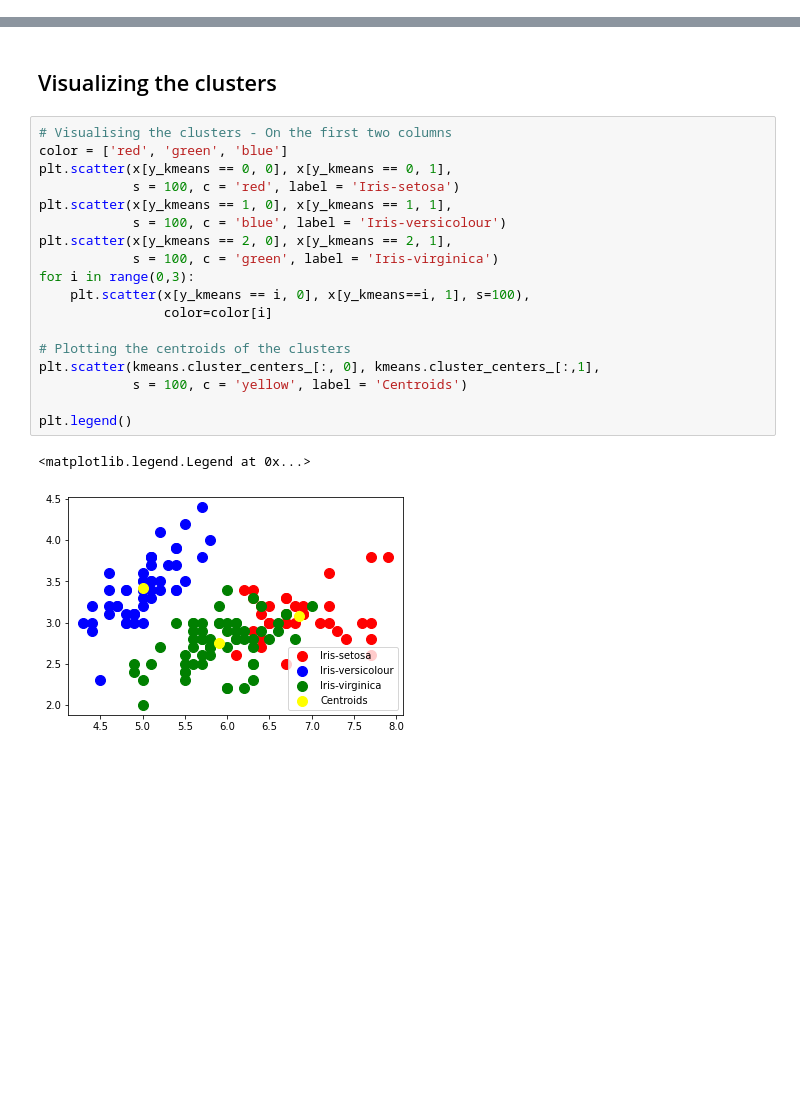
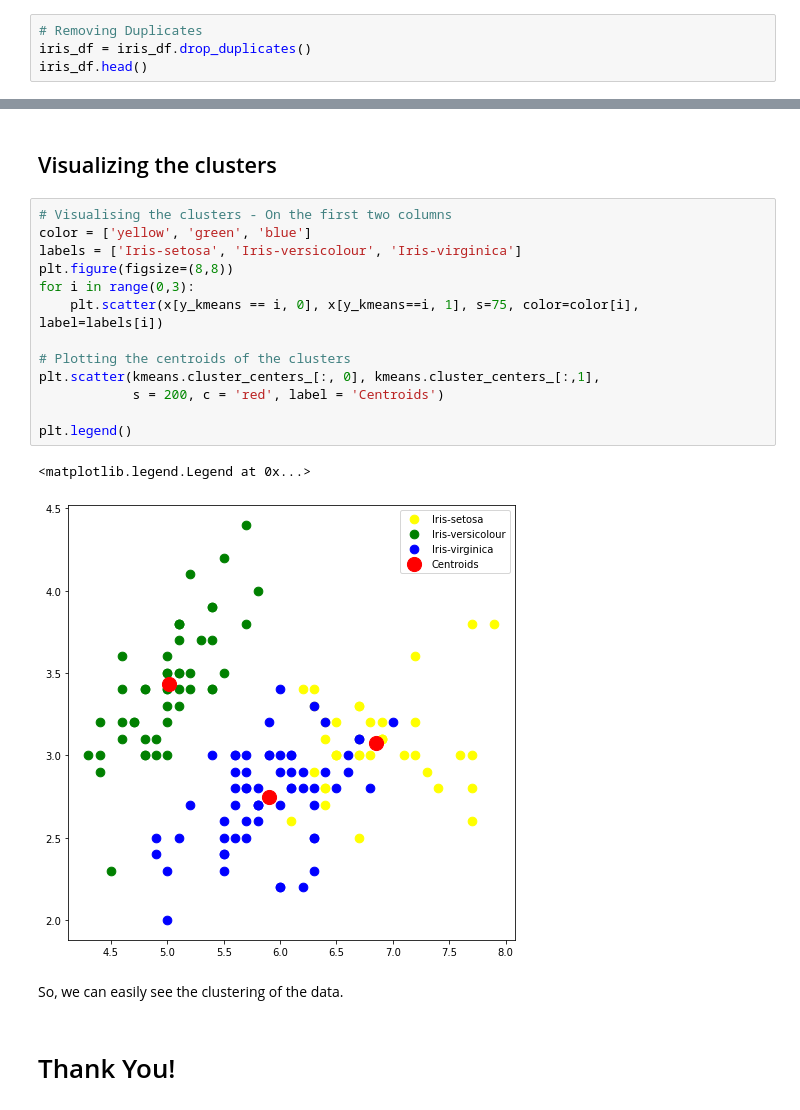
Before and after one commit to saimonsiddique/Data-Science-and-Business-Analytics-at-Spark-Foundation, a Jupyter notebook: 2. Task-2/Task-2.ipynb, the cells around one changed output, grey strips where cells are left out. Saved outputs shown, nothing was run; the diff lists cells and outputs as text; blank space fills up the shorter version.

```diff
--- a/2. Task-2/Task-2.ipynb
+++ b/2. Task-2/Task-2.ipynb
@@ -85,3 +85,7 @@ iris_df.describe()
 print('No. of duplicated values :', iris_df.duplicated().sum())
 # %% [output]
 No. of duplicated values : 3
+# %%
+# Removing Duplicates
+iris_df = iris_df.drop_duplicates()
+iris_df.head()
@@ -145,22 +157,21 @@ y_kmeans = kmeans.fit_predict(x)
 ## Visualizing the clusters
 # %%
 # Visualising the clusters - On the first two columns
-color = ['red', 'green', 'blue']
-plt.scatter(x[y_kmeans == 0, 0], x[y_kmeans == 0, 1],
-            s = 100, c = 'red', label = 'Iris-setosa')
-plt.scatter(x[y_kmeans == 1, 0], x[y_kmeans == 1, 1],
-            s = 100, c = 'blue', label = 'Iris-versicolour')
-plt.scatter(x[y_kmeans == 2, 0], x[y_kmeans == 2, 1],
-            s = 100, c = 'green', label = 'Iris-virginica')
+color = ['yellow', 'green', 'blue']
+labels = ['Iris-setosa', 'Iris-versicolour', 'Iris-virginica']
+plt.figure(figsize=(8,8))
 for i in range(0,3):
-    plt.scatter(x[y_kmeans == i, 0], x[y_kmeans==i, 1], s=100),
-                color=color[i]
+    plt.scatter(x[y_kmeans == i, 0], x[y_kmeans==i, 1], s=75, color=color[i], label=labels[i])
 
 # Plotting the centroids of the clusters
 plt.scatter(kmeans.cluster_centers_[:, 0], kmeans.cluster_centers_[:,1],
-            s = 100, c = 'yellow', label = 'Centroids')
+            s = 200, c = 'red', label = 'Centroids')
 
 plt.legend()
 # %% [output]
 <matplotlib.legend.Legend at 0x...>
-[figure, old version]
+[figure, new version]
+# %% [markdown]
+So, we can easily see the clustering of the data.
+# %% [markdown]
+# Thank You!
```
Also changed, not shown: parts of 4 cells of this notebook, 2 other files.
